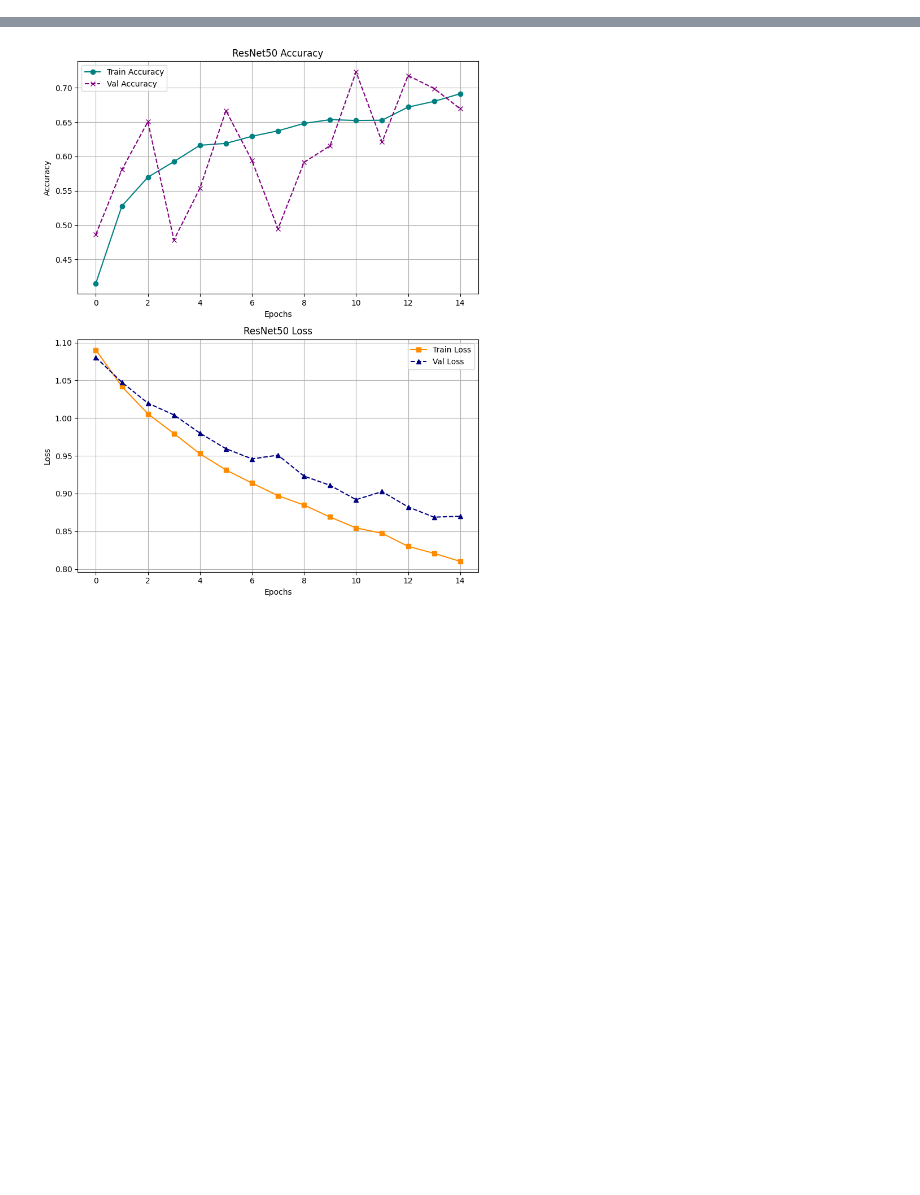
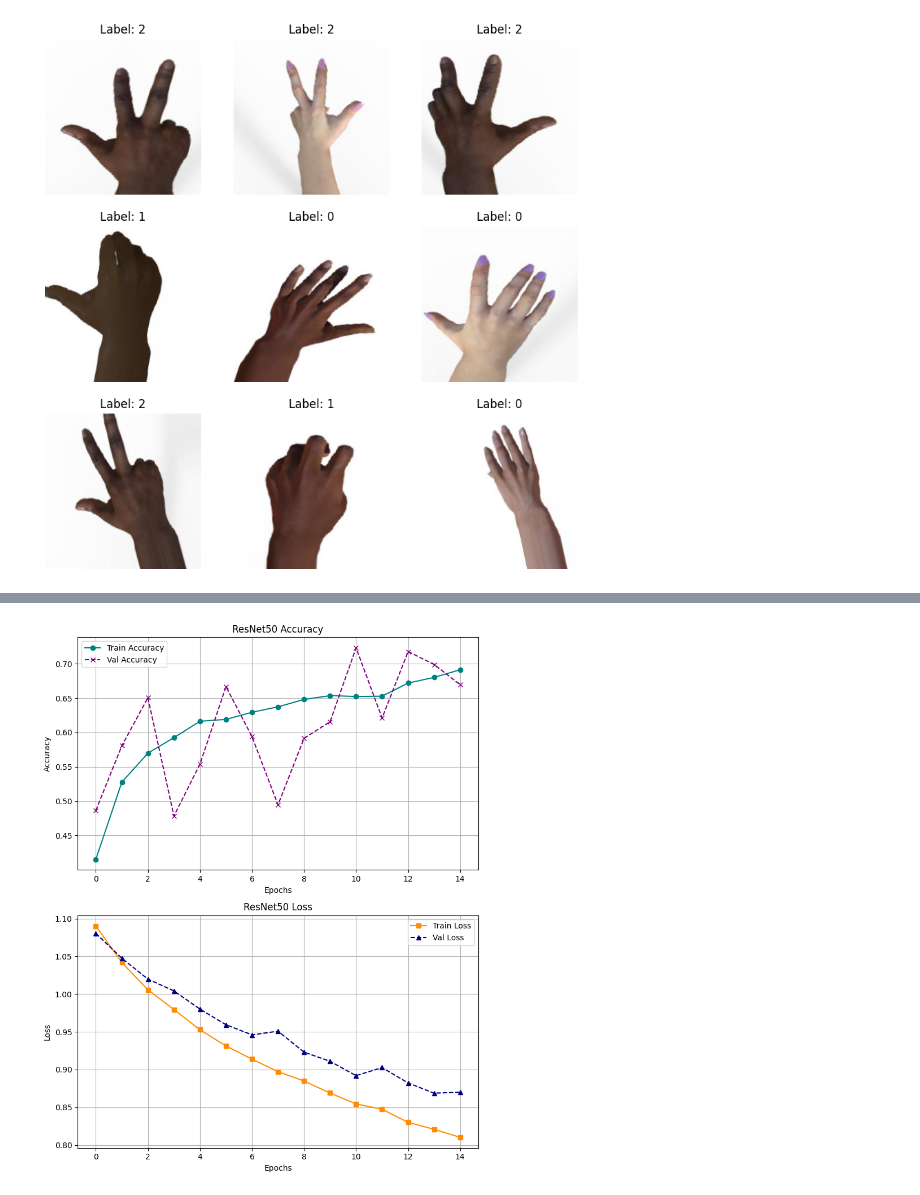
Before and after one commit to the-gauss/tiny-projects-ml, a Jupyter notebook: practice_assignments/u_adelaide/3.ipynb, the cells around one changed output, grey strips where cells are left out. Saved outputs shown, nothing was run; the diff lists cells and outputs as text; code cells hidden in the pictures; blank space fills up the shorter version.

```diff
--- a/practice_assignments/u_adelaide/3.ipynb
+++ b/practice_assignments/u_adelaide/3.ipynb
@@ -61,0 +71,17 @@ test_gen = test_datagen.flow_from_directory(
+# %%
+import matplotlib.pyplot as plt
+import numpy as np
+
+# Loading sample images from the data generator
+sample_images, sample_labels = next(train_gen)
+
+# Plotting sample images from the training set
+plt.figure(figsize=(10, 10))
+for i in range(9):
+    ax = plt.subplot(3, 3, i + 1)
+    plt.imshow(sample_images[i])
+    plt.title(f"Label: {np.argmax(sample_labels[i])}")
+    plt.axis("off")
+plt.show()
+# %% [output]
+[figure, added]
```
Also changed, not shown: parts of 16 cells of this notebook, 2 other files.
